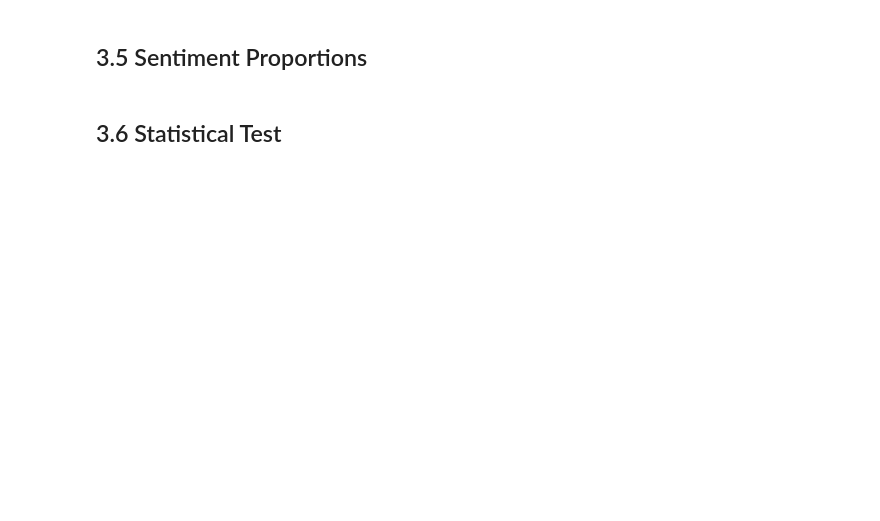
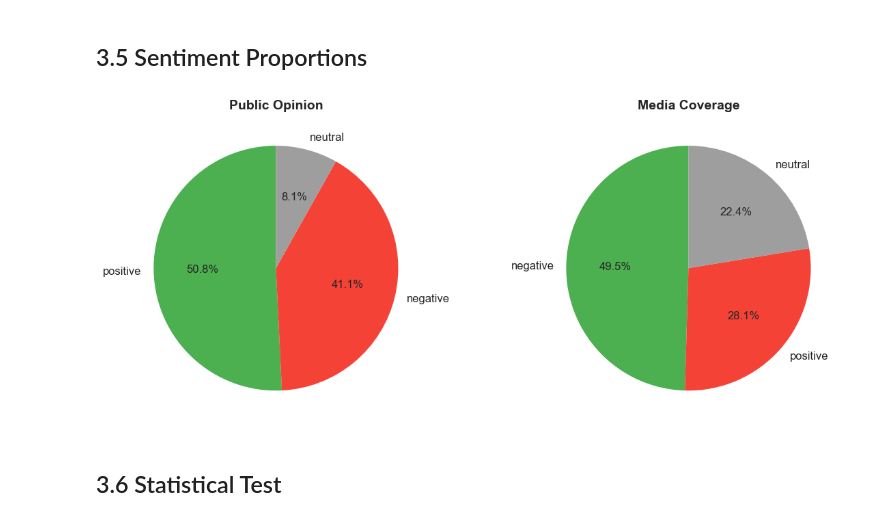
Before and after one commit to othmane-zizi-pro/insy669-glp1-text-analytics, a Jupyter notebook: notebooks/03-sentiment.ipynb, the cells around one changed output. Saved outputs shown, nothing was run; the diff lists cells and outputs as text; code cells hidden in the pictures; blank space fills up the shorter version.

```diff
--- a/notebooks/03-sentiment.ipynb
+++ b/notebooks/03-sentiment.ipynb
@@ -21,7 +133,20 @@ fig, ax = plt.subplots(figsize=(10, 6))data_box = pd.DataFrame({    'Compound Sc
 # %% [markdown]
 ## 3.5 Sentiment Proportions
 # %%
-fig, axes = plt.subplots(1, 2, figsize=(12, 5))colors = ['#4CAF50', '#F44336', '#9E9E9E']for idx, (df, title) in enumerate([(df_public, 'Public Opinion'), (df_media, 'Media Coverage')]):    counts = df['sentiment'].value_counts()    axes[idx].pie(counts, labels=counts.index, autopct='%1.1f%%',                   colors=colors, startangle=90, textprops={'fontsize': 12})    axes[idx].set_title(title, fontsize=14, fontweight='bold')plt.tight_layout()plt.savefig('../figures/sentiment_pies.png', dpi=150, bbox_inches='tight')plt.show()
+fig, axes = plt.subplots(1, 2, figsize=(12, 5))
+colors = ['#4CAF50', '#F44336', '#9E9E9E']
+
+for idx, (df, title) in enumerate([(df_public, 'Public Opinion'), (df_media, 'Media Coverage')]):
+    counts = df['sentiment_label'].value_counts()
+    axes[idx].pie(counts, labels=counts.index, autopct='%1.1f%%',
+                  colors=colors, startangle=90, textprops={'fontsize': 12})
+    axes[idx].set_title(title, fontsize=14, fontweight='bold')
+
+plt.tight_layout()
+plt.savefig('../figures/sentiment_pies.png', dpi=150, bbox_inches='tight')
+plt.show()
+# %% [output]
+[figure, added]
 # %% [markdown]
 ## 3.6 Statistical Test
 # %%
```
Also changed, not shown: parts of 7 cells of this notebook, 13 other files.
